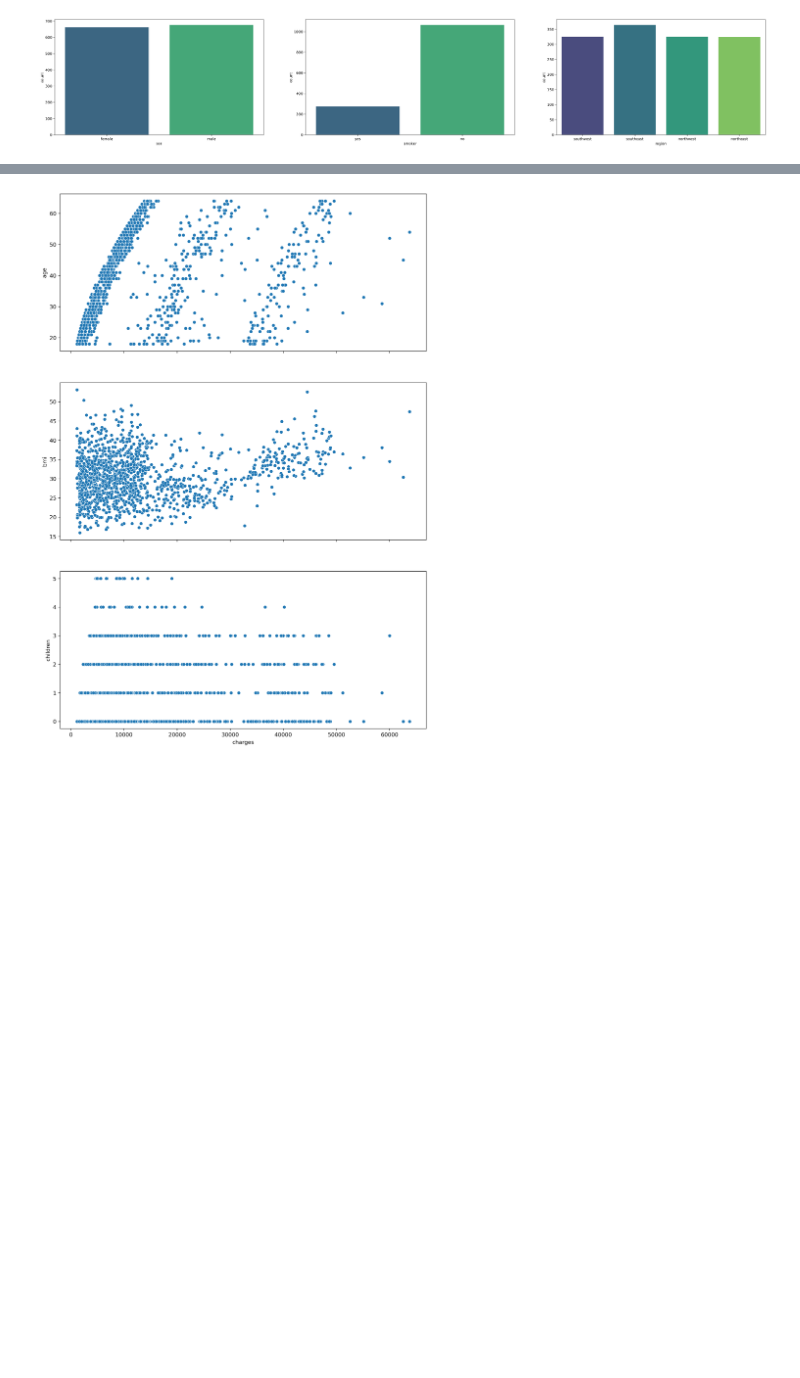
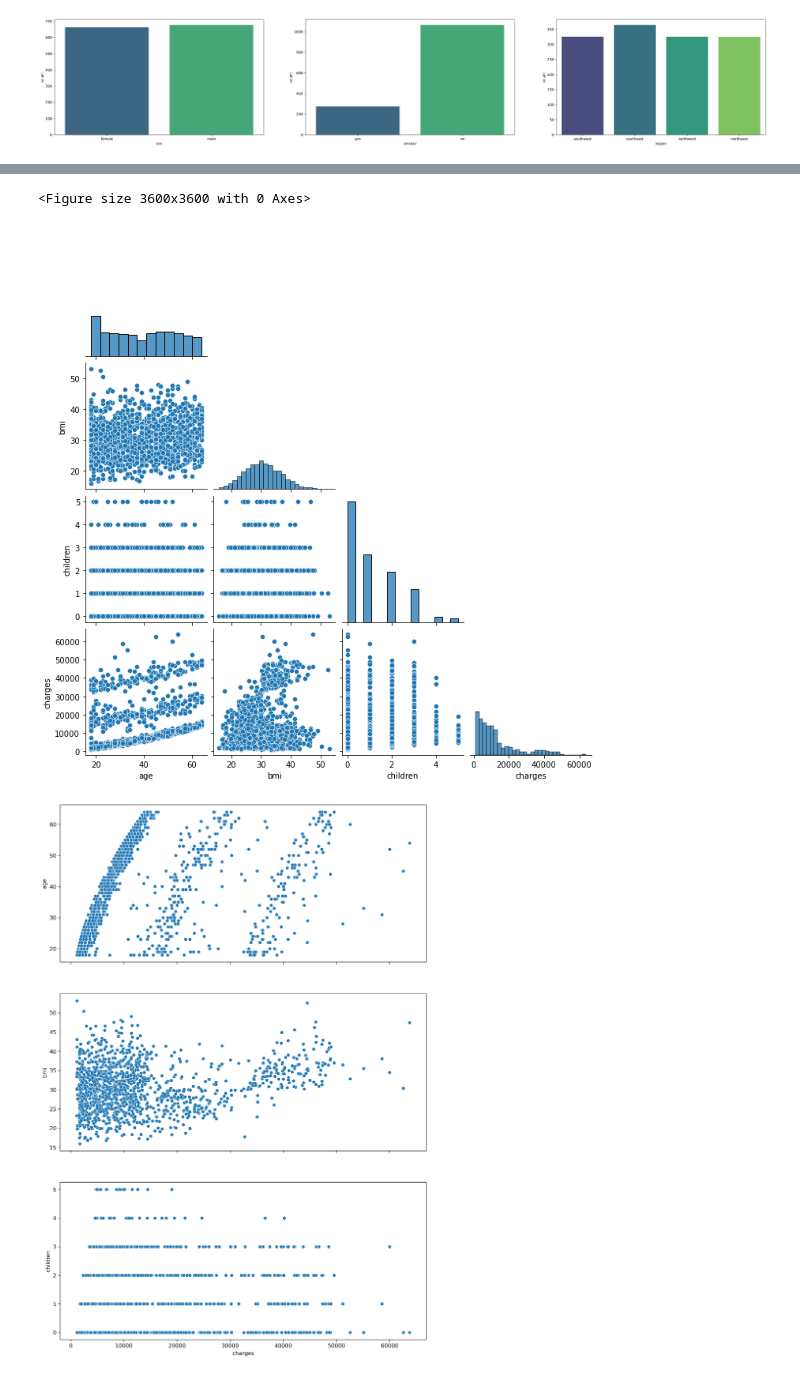
Before and after one commit to ashen007/MedicalCostPrediction-insurance_fraudDetection, a Jupyter notebook: notebooks/data quality/quality analysis(insuarence).ipynb, the cells around one changed output, grey strips where cells are left out. Cells and saved outputs as stored; diff of their text form; code cells hidden in the pictures; blank space fills up the shorter version.

```diff
--- a/notebooks/data quality/quality analysis(insuarence).ipynb
+++ b/notebooks/data quality/quality analysis(insuarence).ipynb
@@ -127,3 +138,12 @@ plt.show()
+# %%
+plt.figure(figsize=[12, 12], dpi=300)
+sns.pairplot(insurance_data,
+             diag_kind='hist',
+             corner=True)
+plt.show()
+# %% [output]
+<Figure size 3600x3600 with 0 Axes>
+[figure, added]
 # %%
 fig, axes = plt.subplots(nrows=3,
                          ncols=1,
```
Also changed, not shown: parts of 5 cells of this notebook.
